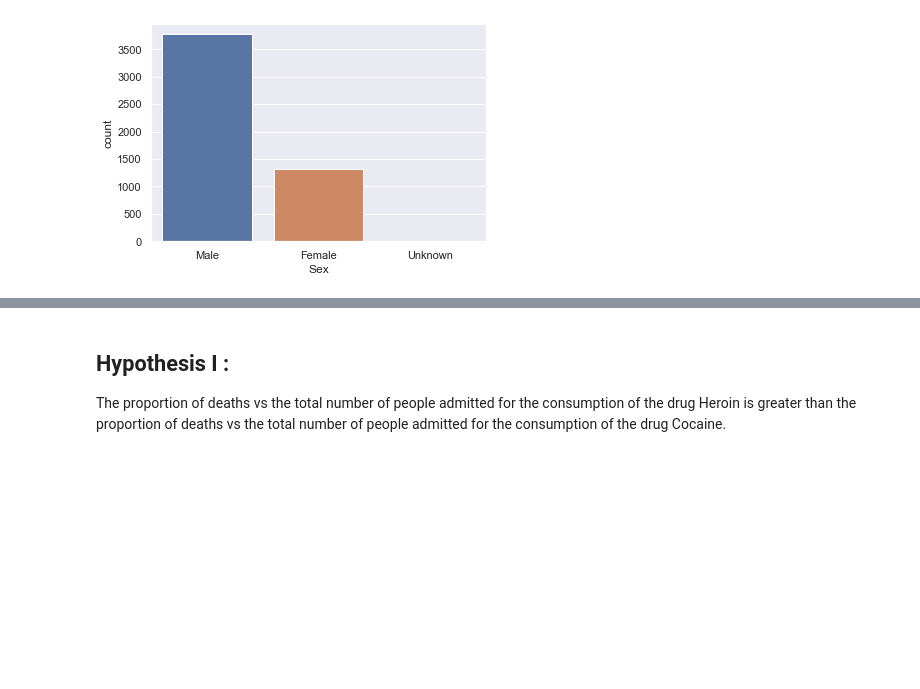
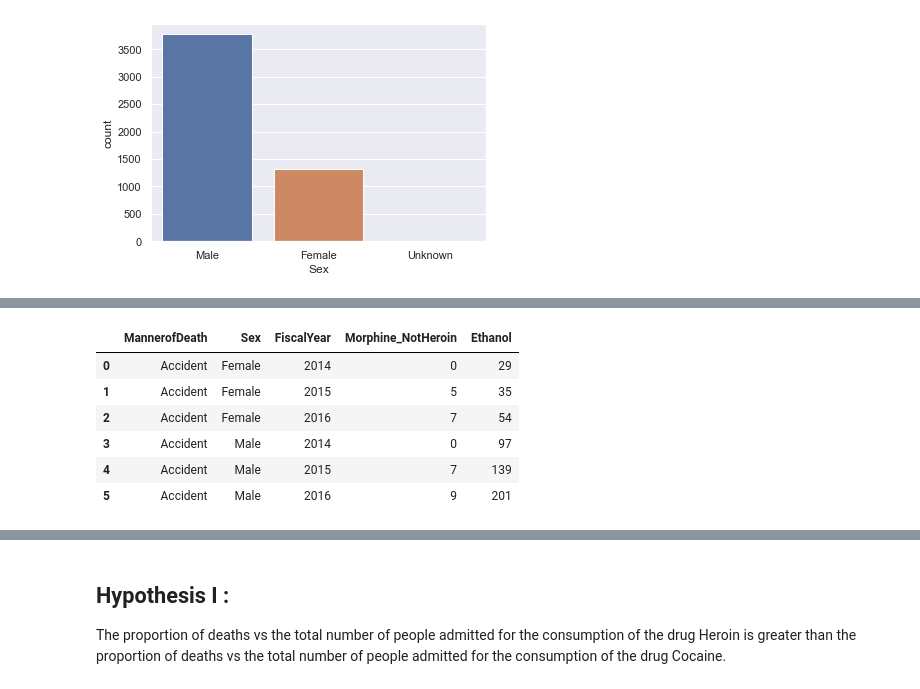
Before and after one commit to gayatri-kvr7/2021_Spring_finals, a Jupyter notebook: Final Project.ipynb, the cells around one changed output, grey strips where cells are left out. Cells and saved outputs as stored; diff of their text form; code cells hidden in the pictures; blank space fills up the shorter version.

```diff
--- a/Final Project.ipynb
+++ b/Final Project.ipynb
@@ -120,0 +139,3 @@ dtype: object
+# %%
+Drug_Deaths_Clean.loc[Drug_Deaths_Clean.MannerofDeath=="accident", "MannerofDeath"]="Accident"
+Drug_Deaths_Clean.loc[Drug_Deaths_Clean.MannerofDeath=="ACCIDENT", "MannerofDeath"]="Accident"
@@ -120,0 +184,16 @@ dtype: object
+# %%
+Drugs_Grouped=Drug_Deaths_Clean.groupby(["MannerofDeath","Sex","FiscalYear"]).agg({"Morphine_NotHeroin":"count","Ethanol":"count"})
+# %%
+Drugs_Grouped.reset_index(inplace=True)
+# %%
+Drugs_Grouped.drop([6,7],inplace=True)
+# %%
+Drugs_Grouped
+# %% [output]
+|  | MannerofDeath | Sex | FiscalYear | Morphine_NotHeroin | Ethanol |
+| 0 | Accident | Female | 2014 | 0 | 29 |
+| 1 | Accident | Female | 2015 | 5 | 35 |
+| 2 | Accident | Female | 2016 | 7 | 54 |
+| 3 | Accident | Male | 2014 | 0 | 97 |
+| 4 | Accident | Male | 2015 | 7 | 139 |
+| 5 | Accident | Male | 2016 | 9 | 201 |
```
Also changed, not shown: parts of 29 cells of this notebook.
